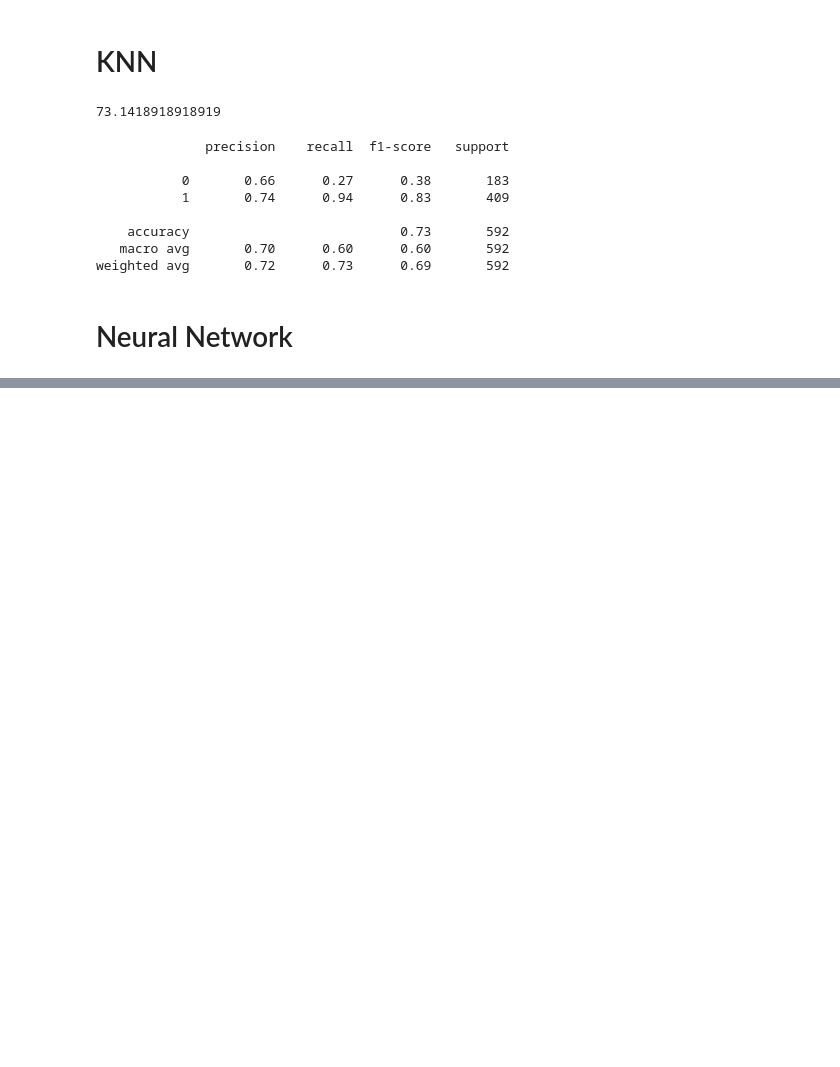
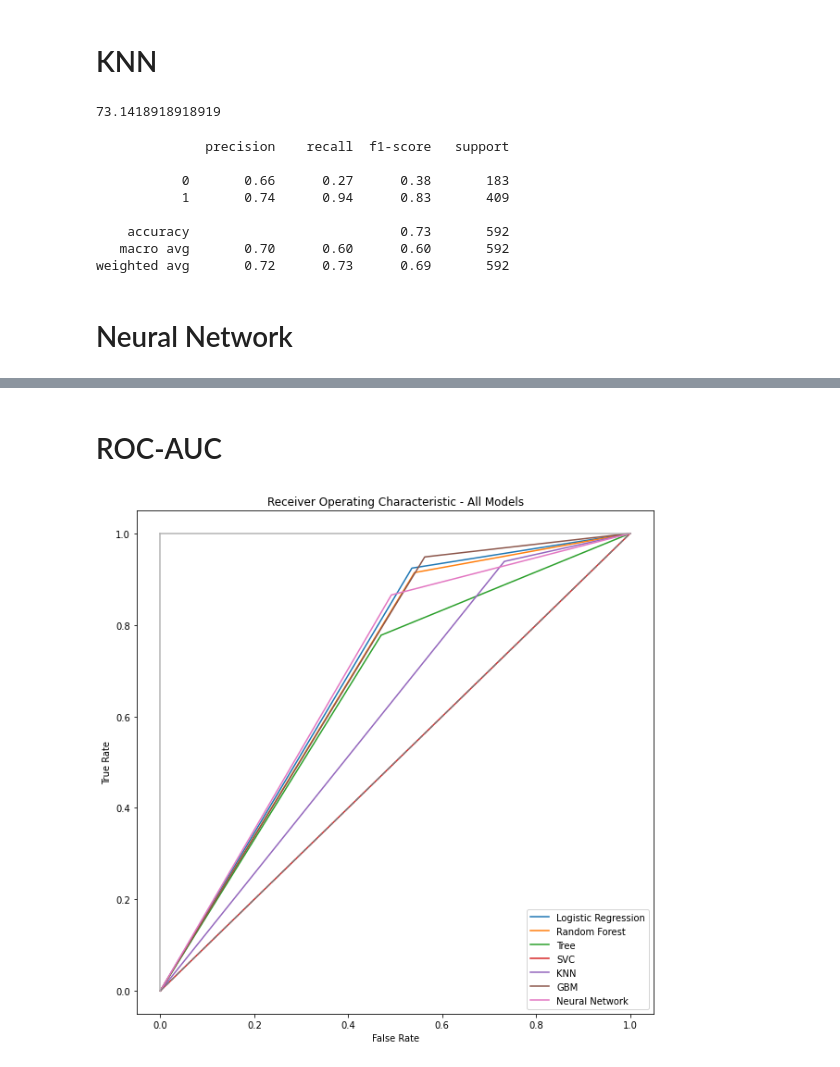
Before and after one commit to Mariamali2001/Data_Glacier_virtual_internship, a Jupyter notebook: Week12/Project_code.ipynb, the cells around one changed output, grey strips where cells are left out. Drawn from its saved outputs; the diff is of its cells as text; code cells hidden in the pictures; blank space fills up the shorter version.

Commit message:
gbm is best model

```diff
--- a/Week12/Project_code.ipynb
+++ b/Week12/Project_code.ipynb
@@ -757,7 +759,7 @@ weighted avg       0.79      0.79      0.77       592
 regressor =RandomForestClassifier()
 
 #fit the model
-model =regressor.fit(x_train,y_train)
+model_rf =regressor.fit(x_train,y_train)
 y_pred_rf= model.predict(x_test)
 accuracy_score(y_test, y_pred_rf)*100
 # %% [output]
@@ -818 +820,22 @@ print(classification_report(y_test, y_pred_networks))
 weighted avg       0.75      0.76      0.75       592
+# %% [markdown]
+# ROC-AUC
+# %%
+y_score1 = model.predict(x_test)
+y_score2 = model_rf.predict(x_test)
+y_score3 = tree_model.predict(x_test)
+y_score4 = model_svc.predict(x_test)
+y_score5 = knn_model.predict(x_test)
+y_score6 = gbm_model.predict(x_test)
+y_score7 = mlpc.predict(test_scaled)
+# %%
+
+
+
+fpr_lr, tpr_lr, threshold1 = roc_curve(y_test,  y_score1)
+fpr_rfc, tpr_rfc, threshold1 =roc_curve(y_test,  y_score2)
+fpr_dtc, tpr_dtc, threshold1 =roc_curve(y_test,  y_score3)
+fpr_svc, tpr_svc, threshold1 = roc_curve(y_test,  y_score4)
+fpr_knn, tpr_knn, threshold1 =roc_curve(y_test,  y_score5)
+fpr_gbm, tpr_gbm, threshold1 =roc_curve(y_test,  y_score6)
+fpr_mlpc, tpr_mlpc, threshold1 =roc_curve(y_test,  y_score7)
@@ -818,0 +845,21 @@ weighted avg       0.75      0.76      0.75       592
+# %%
+plt.subplots(1, figsize=(10,10))
+plt.title('Receiver Operating Characteristic - All Models')
+plt.plot(fpr_lr, tpr_lr, label = "Logistic Regression")
+plt.plot(fpr_rfc, tpr_rfc, label = "Random Forest")
+plt.plot(fpr_dtc, tpr_dtc, label = "Tree")
+plt.plot(fpr_svc, tpr_svc,  label = "SVC")
+plt.plot(fpr_knn, tpr_knn, label = "KNN")
+plt.plot(fpr_gbm, tpr_gbm, label = "GBM")
+plt.plot(fpr_mlpc, tpr_mlpc, label = "Neural Network")
+
+
+
+plt.plot([0, 1], ls="--")
+plt.plot([0, 0], [1, 0] , c=".7"), plt.plot([1, 1] , c=".7")
+plt.ylabel('True Rate')
+plt.xlabel('False Rate')
+plt.legend()
+plt.show()
+# %% [output]
+[figure, added]
```
Also changed, not shown: parts of 9 cells of this notebook, 1 other file.
